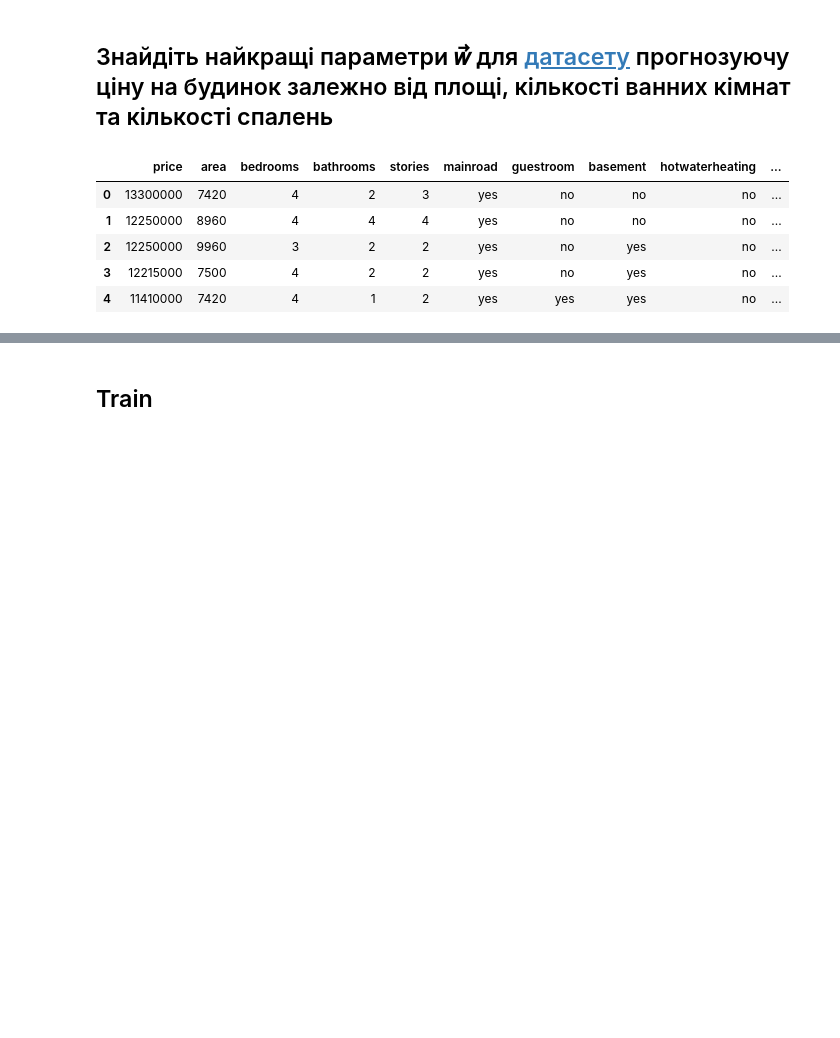
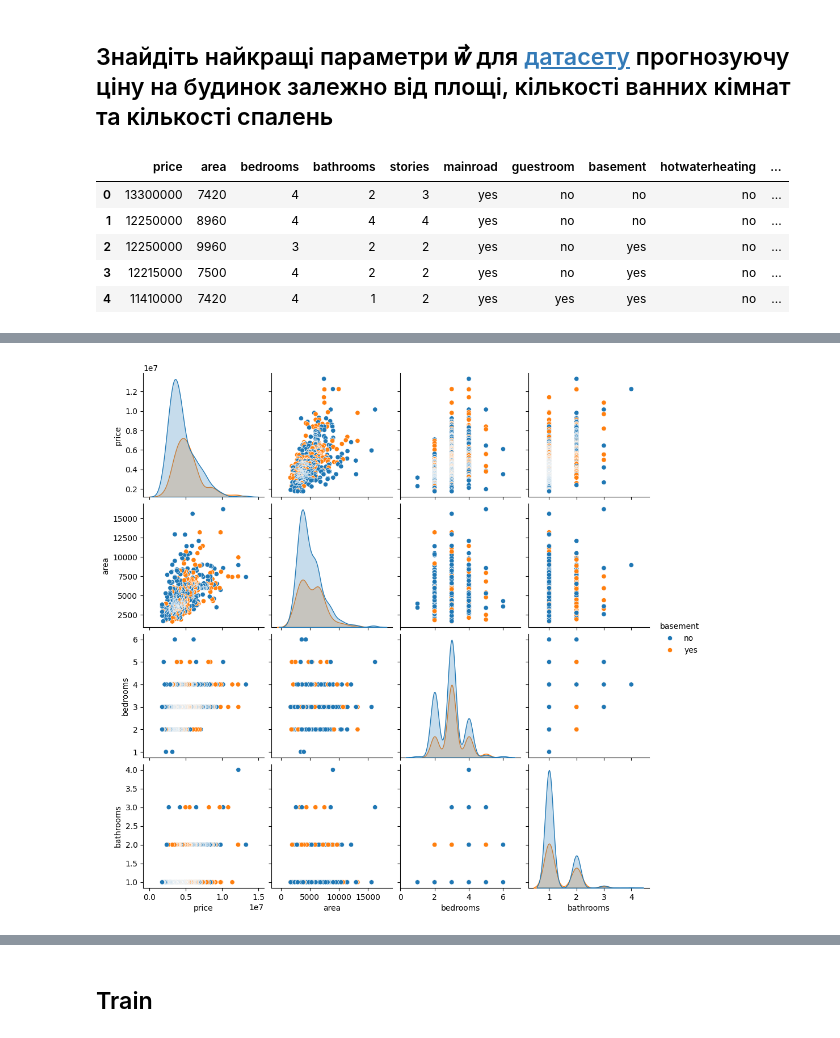
Before and after one commit to tarsweb-Python-GOIT/DS-HW, a Jupyter notebook: hw-03.ipynb, the cells around one changed output, grey strips where cells are left out. Saved outputs shown, nothing was run; the diff lists cells and outputs as text; code cells hidden in the pictures; blank space fills up the shorter version.

```diff
--- a/hw-03.ipynb
+++ b/hw-03.ipynb
@@ -153,0 +159,5 @@ dataframe.plot(x="area", y="price", kind="scatter", figsize=(15,5))
+# %%
+sns.pairplot(dataframe, vars=["price","area", "bedrooms", "bathrooms"], hue="basement")
+plt.show()
+# %% [output]
+[figure, added]
```
Also changed, not shown: parts of 4 cells of this notebook.
